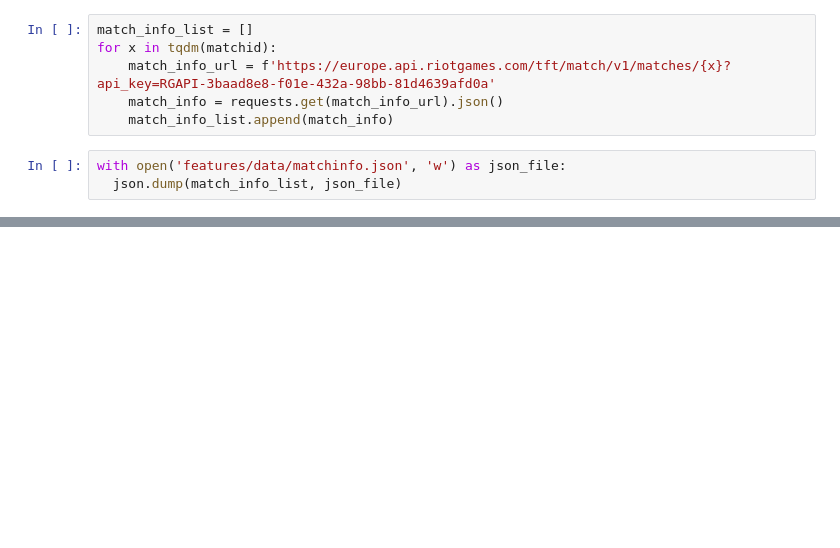
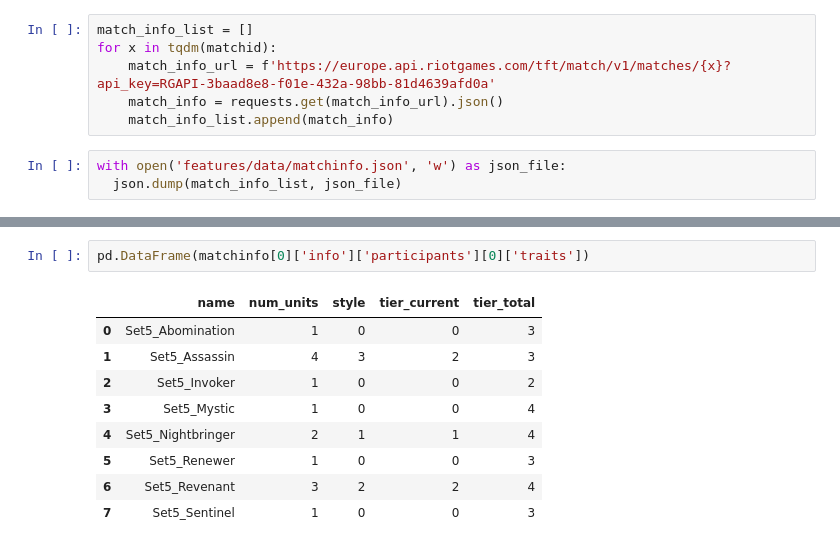
Before and after one commit to yeungadrian/GizmoGadgets, a Jupyter notebook: example.ipynb, the cells around one changed output, grey strips where cells are left out. Cells and saved outputs as stored; diff of their text form; blank space fills up the shorter version.

```diff
--- a/example.ipynb
+++ b/example.ipynb
@@ -42,0 +120,12 @@ with open('features/data/matchinfo.json', 'w') as json_file:
+# %%
+pd.DataFrame(matchinfo[0]['info']['participants'][0]['traits'])
+# %% [output]
+|  | name | num_units | style | tier_current | tier_total |
+| 0 | Set5_Abomination | 1 | 0 | 0 | 3 |
+| 1 | Set5_Assassin | 4 | 3 | 2 | 3 |
+| 2 | Set5_Invoker | 1 | 0 | 0 | 2 |
+| 3 | Set5_Mystic | 1 | 0 | 0 | 4 |
+| 4 | Set5_Nightbringer | 2 | 1 | 1 | 4 |
+| 5 | Set5_Renewer | 1 | 0 | 0 | 3 |
+| 6 | Set5_Revenant | 3 | 2 | 2 | 4 |
+| 7 | Set5_Sentinel | 1 | 0 | 0 | 3 |
```
Also changed, not shown: parts of 17 cells of this notebook, 4 other files.
